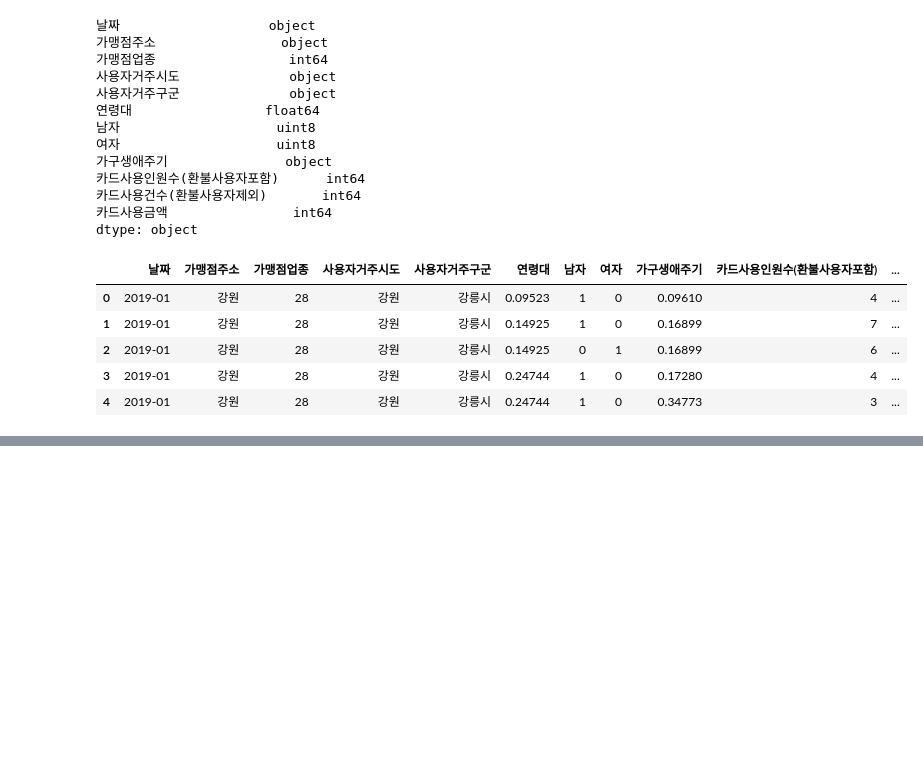
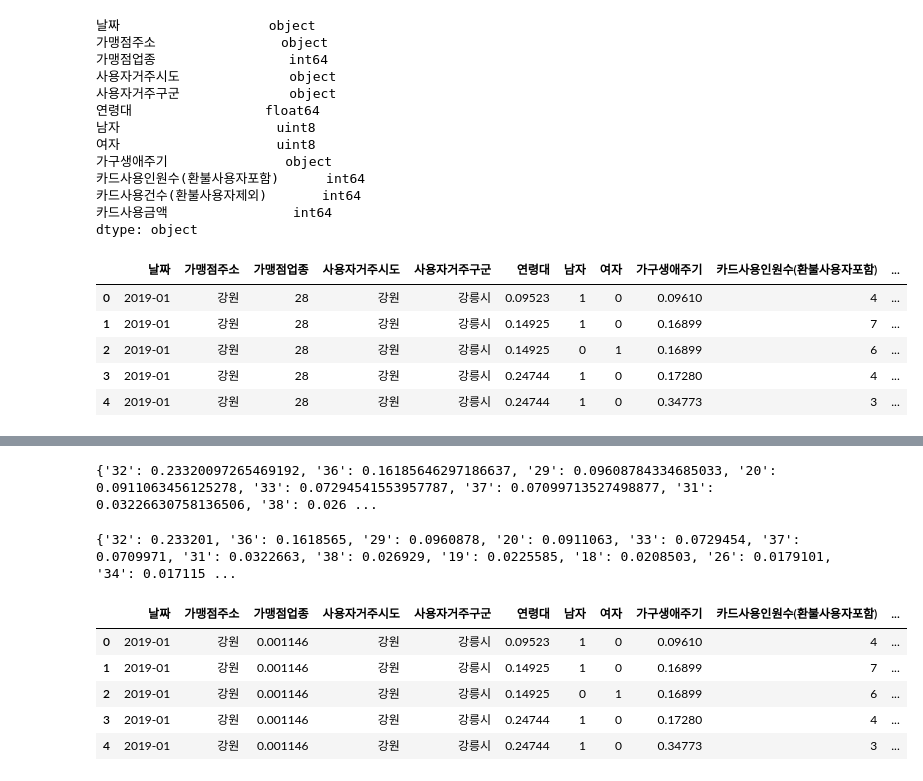
Before and after one commit to young-hun-jo/KaggleStruggle, a Jupyter notebook: jeju_credit/kangwon_EDA.ipynb, the cells around one changed output, grey strips where cells are left out. Saved outputs shown, nothing was run; the diff lists cells and outputs as text; code cells hidden in the pictures; blank space fills up the shorter version.

```diff
--- a/jeju_credit/kangwon_EDA.ipynb
+++ b/jeju_credit/kangwon_EDA.ipynb
@@ -610,0 +681,4 @@ categorical_encoding.csv  kangwon.csv
+# %%
+upjong_sum = upjong_sum.apply(divided_by_total, axis=1)
+del upjong_sum['카드사용금액_합계']
+upjong_sum.head()
@@ -610,0 +693,30 @@ categorical_encoding.csv  kangwon.csv
+# %%
+# 업종별 비율 dictionary 형태로 전환
+upjong_ratio = upjong_sum.to_dict()
+upjong_ratio = upjong_ratio['카드사용금액_비율']
+print(upjong_ratio)
+# %% [output]
+{'32': 0.23320097265469192, '36': 0.16185646297186637, '29': 0.09608784334685033, '20': 0.0911063456125278, '33': 0.07294541553957787, '37': 0.07099713527498877, '31': 0.03226630758136506, '38': 0.026 ...
+# %%
+# ratio 값들 소수 일곱째자리 이후로 짤라주기
+for k, v in upjong_ratio.items():
+    upjong_ratio[k] = round(v, 7)
+print(upjong_ratio)
+# %% [output]
+{'32': 0.233201, '36': 0.1618565, '29': 0.0960878, '20': 0.0911063, '33': 0.0729454, '37': 0.0709971, '31': 0.0322663, '38': 0.026929, '19': 0.0225585, '18': 0.0208503, '26': 0.0179101, '34': 0.017115 ...
+# %%
+# 업종별 가중치 총금액 비율에 기반해서 다시 부여해주기
+def upjong_encoding(row):
+    if row['가맹점업종'] in upjong_ratio.keys():
+        row['가맹점업종'] = upjong_ratio[row['가맹점업종']]
+    return row
+# %%
+data2 = data.apply(upjong_encoding, axis=1)
+data2.head()
+# %% [output]
+|  | 날짜 | 가맹점주소 | 가맹점업종 | 사용자거주시도 | 사용자거주구군 | 연령대 | 남자 | 여자 | 가구생애주기 | 카드사용인원수(환불사용자포함) | ... |
+| 0 | 2019-01 | 강원 | 0.001146 | 강원 | 강릉시 | 0.09523 | 1 | 0 | 0.09610 | 4 | ... |
+| 1 | 2019-01 | 강원 | 0.001146 | 강원 | 강릉시 | 0.14925 | 1 | 0 | 0.16899 | 7 | ... |
+| 2 | 2019-01 | 강원 | 0.001146 | 강원 | 강릉시 | 0.14925 | 0 | 1 | 0.16899 | 6 | ... |
+| 3 | 2019-01 | 강원 | 0.001146 | 강원 | 강릉시 | 0.24744 | 1 | 0 | 0.17280 | 4 | ... |
+| 4 | 2019-01 | 강원 | 0.001146 | 강원 | 강릉시 | 0.24744 | 1 | 0 | 0.34773 | 3 | ... |
```
Also changed, not shown: parts of 48 cells of this notebook.
